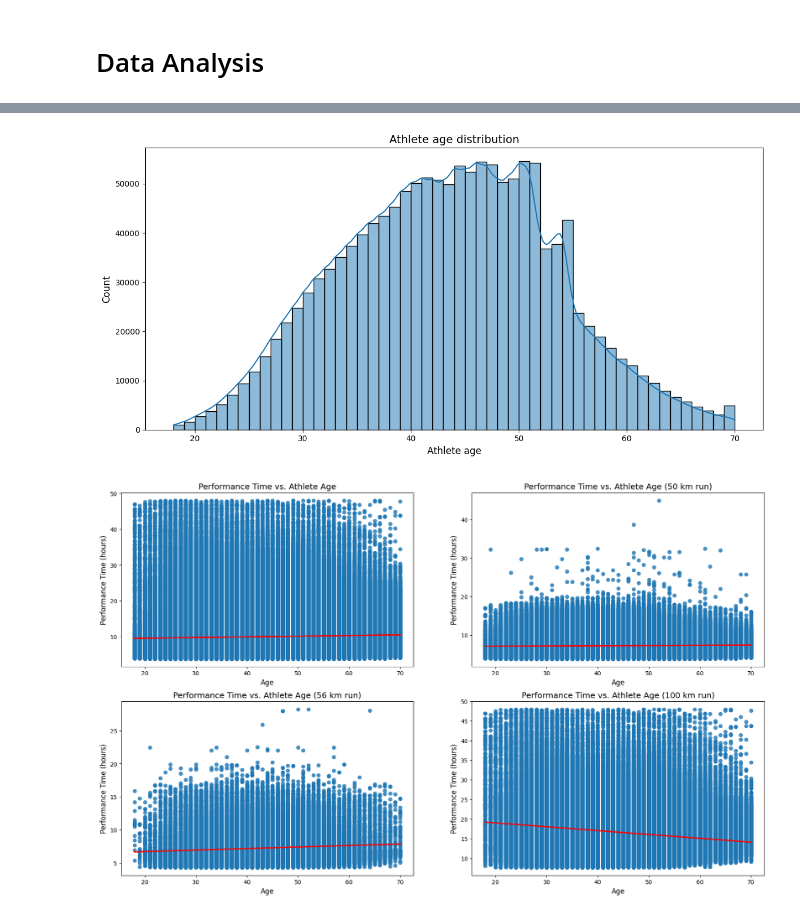
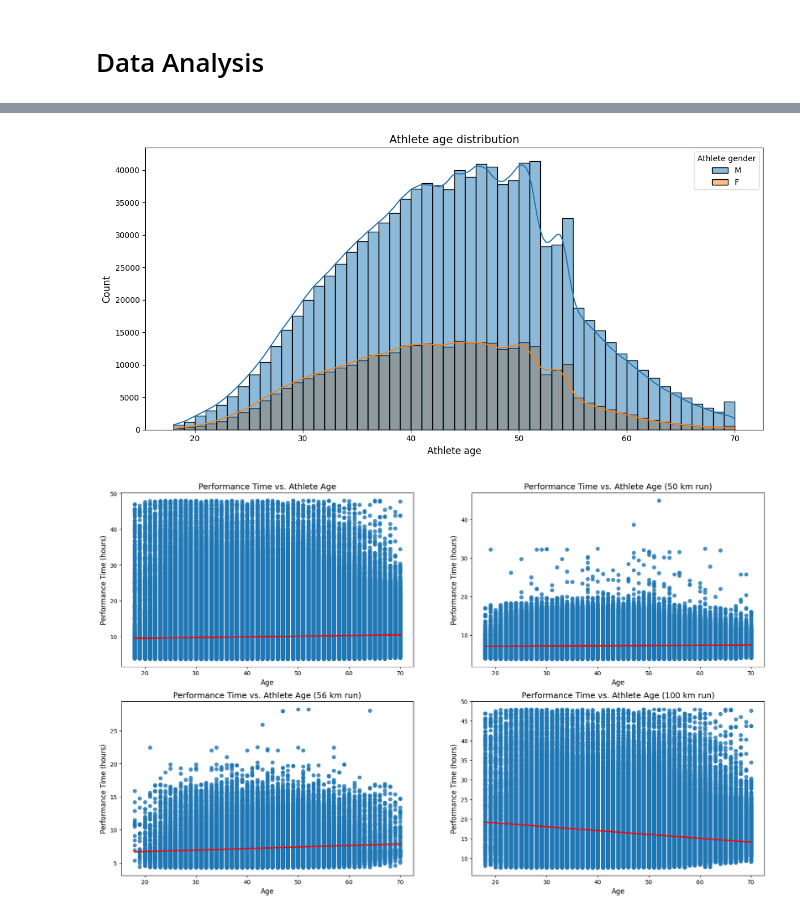
Before and after one commit to G-Bielokozowicz/Maraton-Runners-Analysis, a Jupyter notebook: main.ipynb, the cells around one changed output, grey strips where cells are left out. Drawn from its saved outputs; the diff is of its cells as text; code cells hidden in the pictures.

Commit message:
Data analysis: distribution of athlete performance times added gender hue to previous charts

```diff
--- a/main.ipynb
+++ b/main.ipynb
@@ -321,6 +321,8 @@ df=df[df['Athlete run time (s)']!=0]
 df['Athlete run time (h)'] = round(df['Athlete run time (s)'] / 3600, 2)
 # %%
 df.drop(['Athlete run time (s)'],inplace=True,axis=1)
+# %%
+df=df[df['Athlete gender']!='X']
 # %%
 df=df.reset_index()
 # %% [markdown]
@@ -332,19 +349,19 @@ plt.rcParams['axes.titlesize'] = 14     # plot title
 # %%
 # Athlete age distribution
 plt.figure(figsize=(12,6))
 
 sns.histplot(
     data=df,
     x='Athlete age',
     kde=True,
     bins=52,
-
+    hue='Athlete gender'
 )
 plt.title("Athlete age distribution")
 plt.tight_layout()
 plt.show()
 # %% [output]
-[figure, old version]
+[figure, new version]
 # %%
 plt.figure(figsize=(20,12))
 
```
Also changed, not shown: parts of 4 cells of this notebook.
